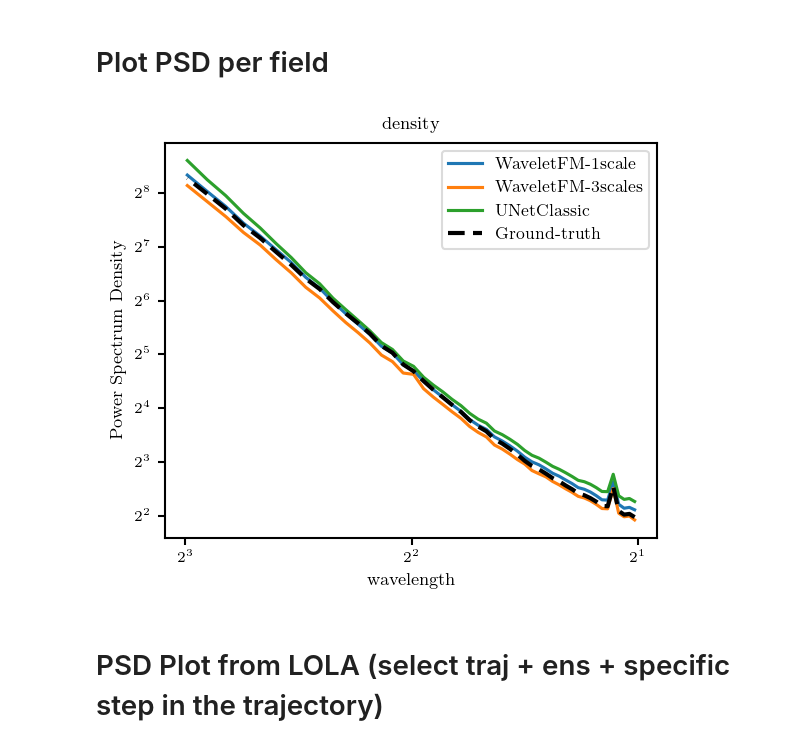
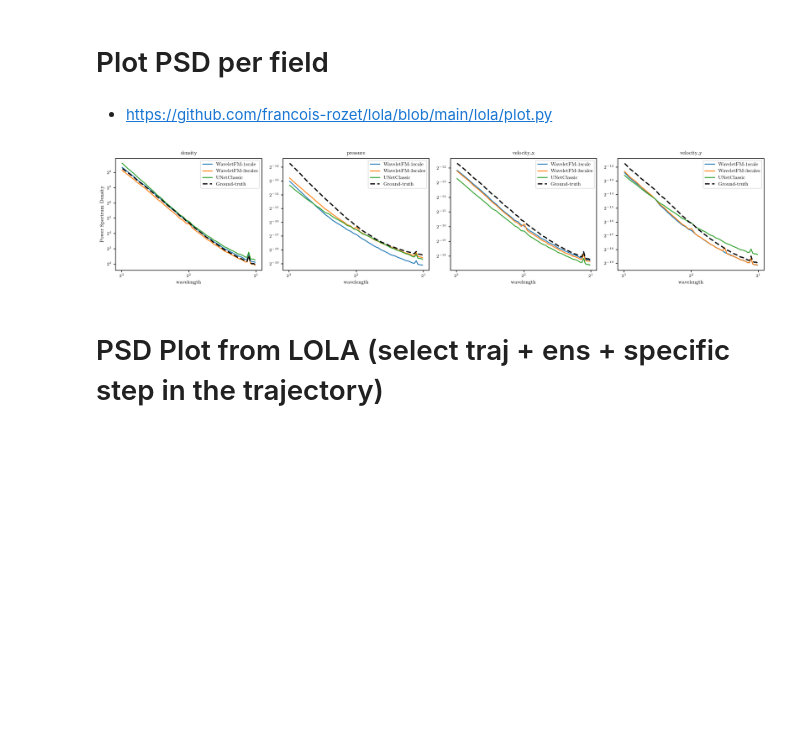
Before and after one commit to gabrieleaccarino/wavelet_flow_matching, a Jupyter notebook: notebooks/rollout_evaluation.ipynb, the cells around one changed output. Saved outputs shown, nothing was run; the diff lists cells and outputs as text; code cells hidden in the pictures; blank space fills up the shorter version.

```diff
--- a/notebooks/rollout_evaluation.ipynb
+++ b/notebooks/rollout_evaluation.ipynb
@@ -305,6 +305,8 @@ psd_df
 1257120 rows × 10 columns
 # %% [markdown]
 # Plot PSD per field
+# %% [markdown]
+- https://github.com/francois-rozet/lola/blob/main/lola/plot.py
 # %%
 import math
 import matplotlib.pyplot as plt
@@ -312,11 +314,11 @@ import matplotlib.ticker as ticker
 import seaborn as sns
 
 #field_names = psd_df["field"].unique().tolist()
-field_names = ['density']
+#field_names = ['density', 'pressure', '']
 gt_label    = "Ground-truth"
 all_models  = [m for m in psd_df["model"].unique() if m != gt_label]
 palette     = dict(zip(all_models, sns.color_palette("tab10", n_colors=len(all_models))))
-wl_min, wl_max = 1, 8 #128
+wl_min, wl_max = 1, 8
 
 
 fig, axs = plt.subplots(
@@ -359,34 +361,34 @@ for col_idx, field in enumerate(field_names):
         label=gt_label,
         ax=ax,
     )
 
     # ── axes: log-log, then invert x (axes-level → invert_xaxis sticks) ───────
     ax.set_xscale("log", base=2)
     ax.set_yscale("log", base=2)
     ax.invert_xaxis()   # large wavelength (low k) on the left
 
     # ── ticks as 2^n ──────────────────────────────────────────────────────────
     wl      = df_field["wavelength"].replace([np.inf], np.nan).dropna()
     exp_min = math.floor(math.log2(wl.min()))
     exp_max = math.ceil(math.log2(wl.max()))
     ticks   = [2 ** e for e in range(exp_min, exp_max + 1)]
     ax.set_xticks(ticks)
     ax.xaxis.set_major_formatter(
         ticker.FuncFormatter(lambda v, _: rf"$2^{{{int(round(math.log2(v)))}}}$" if v > 0 else "")
     )
     ax.xaxis.set_minor_locator(ticker.NullLocator())
 
     ax.set_title(field)
     ax.set_xlabel("wavelength")
     ax.set_ylabel("Power Spectrum Density" if col_idx == 0 else "")
 
     handles, labels = ax.get_legend_handles_labels()
     ax.legend(handles, labels, fontsize=8, framealpha=0.7)
 
 fig.tight_layout()
 plt.show()
 # %% [output]
-[figure, old version]
+[figure, new version]
 # %%
 fig = plot_psd_seaborn(
     psd_df=psd_df,
```
Also changed, not shown: 5 other files.
